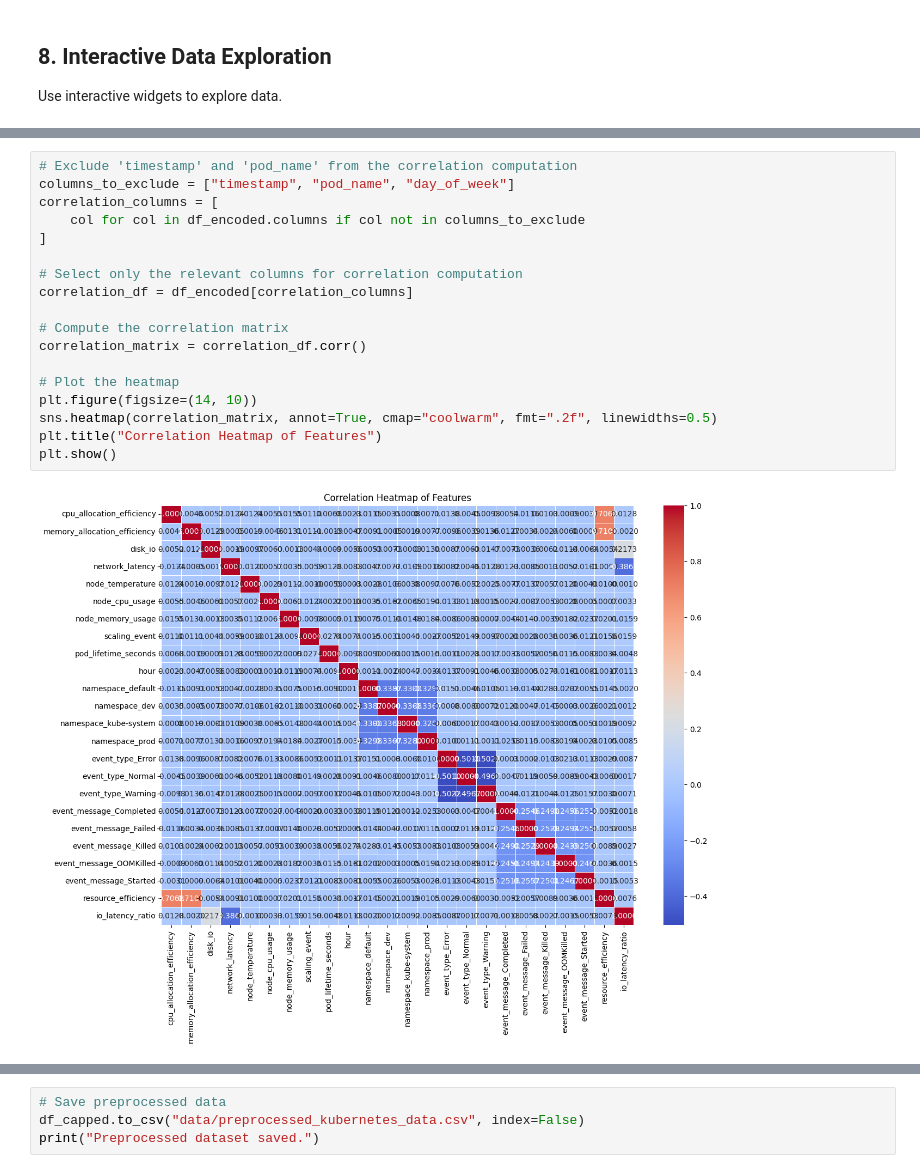
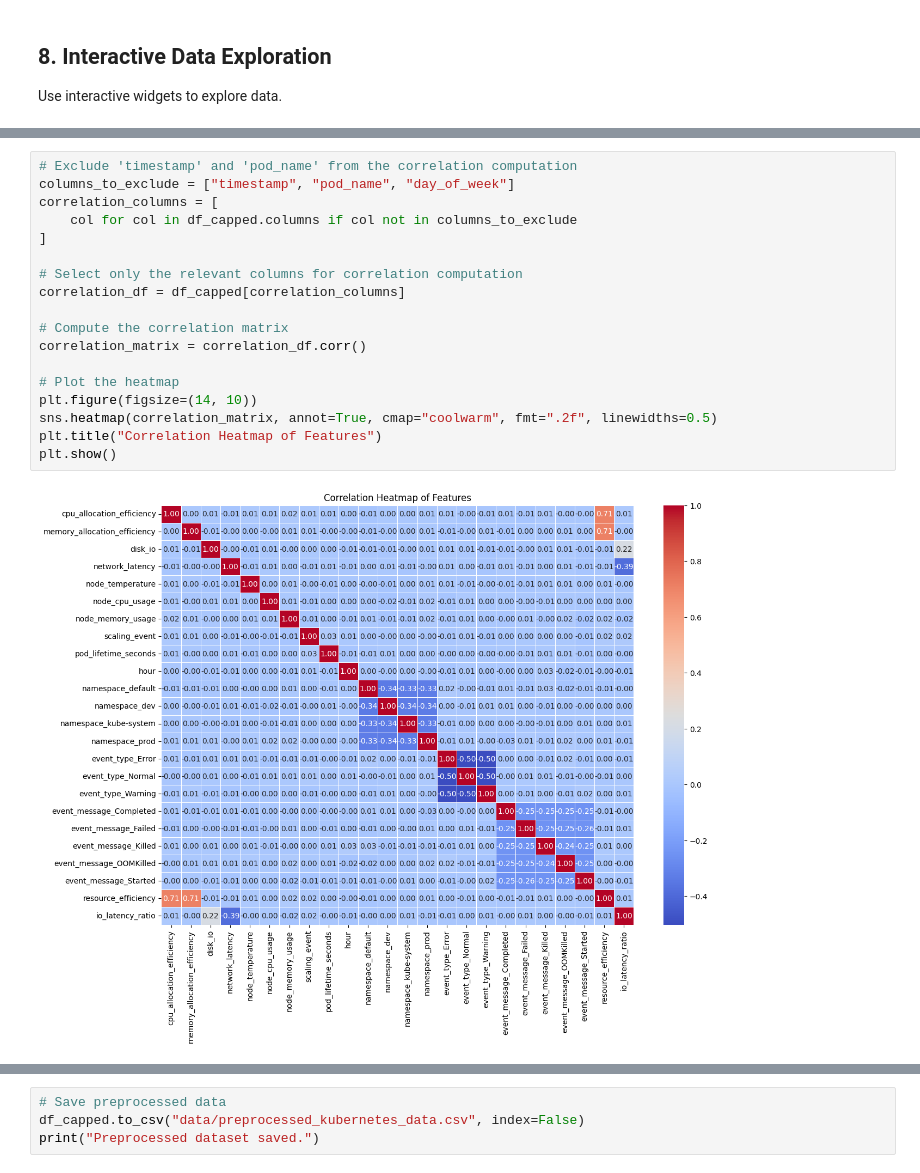
Before and after one commit to gsampaio-rh/aiops_101, a Jupyter notebook: 1-Exploratory-Data-Analysis.ipynb, the cells around one changed output, grey strips where cells are left out. Drawn from its saved outputs; the diff is of its cells as text.

```diff
--- a/1-Exploratory-Data-Analysis.ipynb
+++ b/1-Exploratory-Data-Analysis.ipynb
@@ -542,20 +550,20 @@ interactive(children=(Dropdown(description='Feature:', options=('cpu_allocation_
 # %%
 # Exclude 'timestamp' and 'pod_name' from the correlation computation
 columns_to_exclude = ["timestamp", "pod_name", "day_of_week"]
 correlation_columns = [
-    col for col in df_encoded.columns if col not in columns_to_exclude
+    col for col in df_capped.columns if col not in columns_to_exclude
 ]
 
 # Select only the relevant columns for correlation computation
-correlation_df = df_encoded[correlation_columns]
+correlation_df = df_capped[correlation_columns]
 
 # Compute the correlation matrix
 correlation_matrix = correlation_df.corr()
 
 # Plot the heatmap
 plt.figure(figsize=(14, 10))
 sns.heatmap(correlation_matrix, annot=True, cmap="coolwarm", fmt=".2f", linewidths=0.5)
 plt.title("Correlation Heatmap of Features")
 plt.show()
 # %% [output]
-[figure, old version]
+[figure, new version]
```
Also changed, not shown: parts of 7 cells of this notebook.
